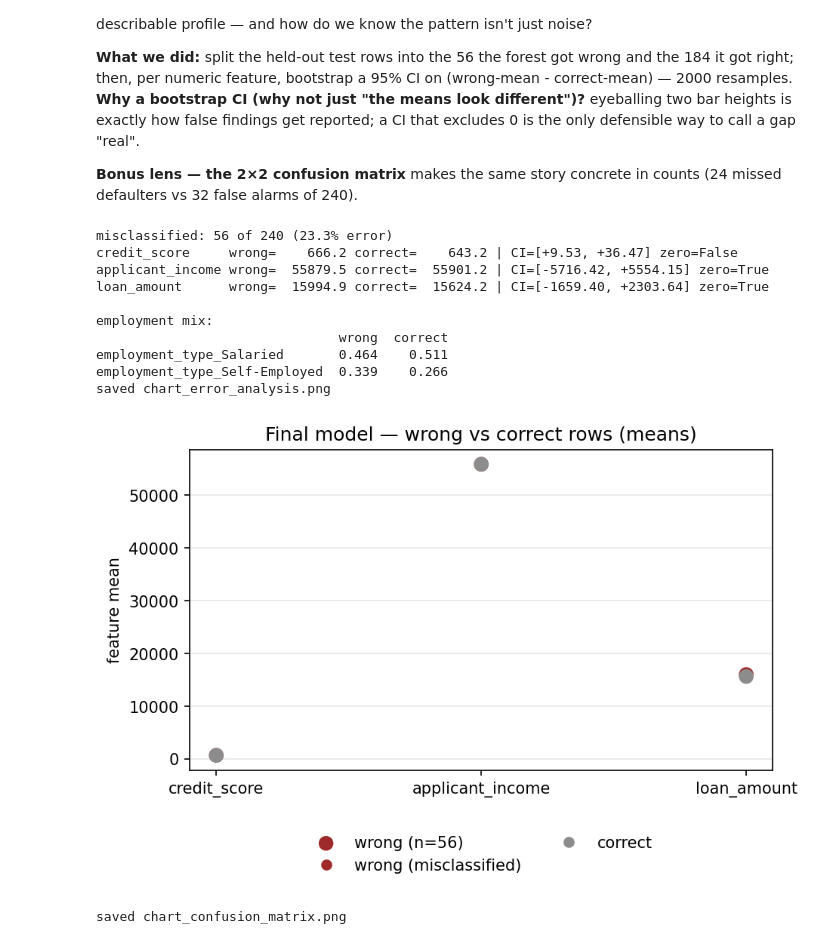
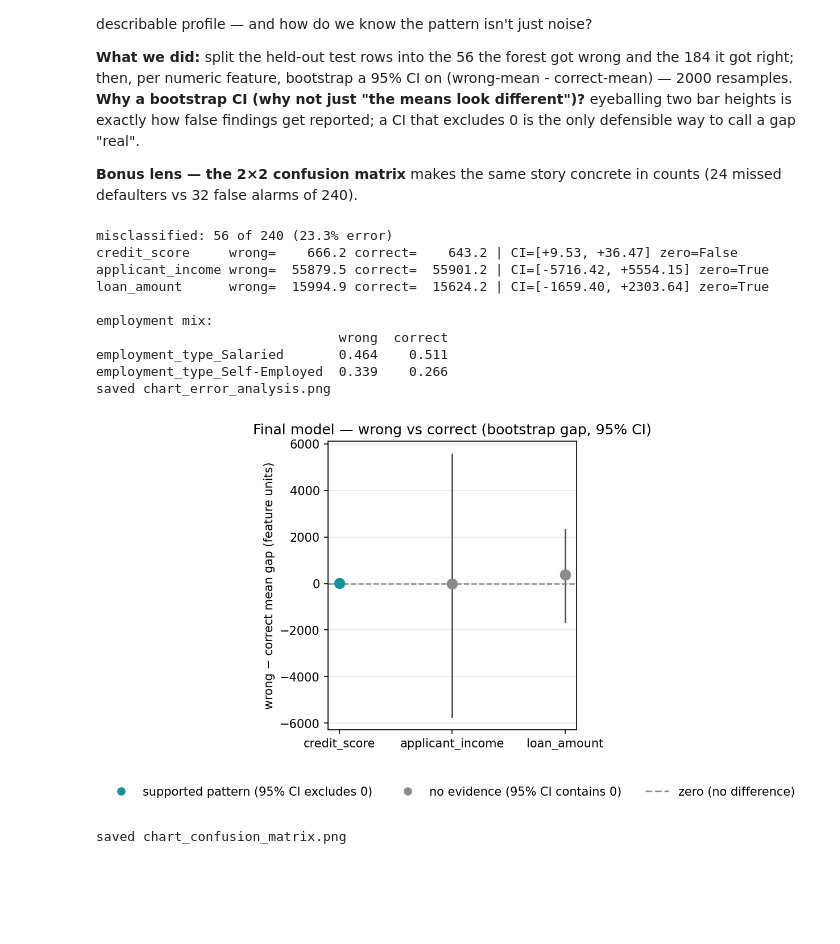
Before and after one commit to memoona-zahur/ML-Pipeline-Practical_Evaluation-Report_Defense, a Jupyter notebook: friday_pipeline.ipynb, the cells around one changed output. Saved outputs shown, nothing was run; the diff lists cells and outputs as text; code cells hidden in the pictures; blank space fills up the shorter version.

```diff
--- a/friday_pipeline.ipynb
+++ b/friday_pipeline.ipynb
@@ -633,44 +633,49 @@ for feat in ["credit_score", "applicant_income", "loan_amount"]:
              - cor[feat].sample(n=len(cor), replace=True, random_state=rng_ea).mean()
     lo, hi = np.percentile(d, [2.5, 97.5])
     rows.append((feat, mis[feat].mean(), cor[feat].mean(), lo, hi))
     print(f"{feat:<16} wrong={mis[feat].mean():9.1f} correct={cor[feat].mean():9.1f} | CI=[{lo:+.2f}, {hi:+.2f}] zero={lo <= 0 <= hi}")
 
 print()
 print("employment mix:")
 print(pd.DataFrame({
     "wrong":   mis[["employment_type_Salaried", "employment_type_Self-Employed"]].mean(),
     "correct": cor[["employment_type_Salaried", "employment_type_Self-Employed"]].mean(),
 }).round(3).to_string())
 
-# ---- bonus chart: error analysis with CIs ----
-fig, ax = plt.subplots(figsize=(6.4, 4.4), dpi=150)
+# ---- bonus chart: error analysis — bootstrap gap (wrong − correct) with 95% CI ----
+# scatter = the actual mean gap; whiskers = the bootstrap 95% CI of the same gap;
+# a CI that excludes 0 (teal) is a supported pattern; one that contains 0 (grey) is noise.
+fig, ax = plt.subplots(figsize=(6.4, 4.8), dpi=150)
 for i, (feat, mw, mc, lo, hi) in enumerate(rows):
-    ax.scatter([i, i], [mw, mc], color=["#9E2A2B", "#8C8C8C"], s=70, zorder=3,
-               label=(f"wrong (n={len(mis)})" if i == 0 else None))  # red = error rows, grey = correct
-    ax.vlines(i, mw, mc, color="#555555", lw=1)
+    ax.plot([i, i], [lo, hi], color="#555555", lw=1.4)
+    supported = lo > 0
+    ax.scatter(i, mw - mc, s=70, zorder=3,
+               color="#17919A" if supported else "#8C8C8C")
+ax.axhline(0, color="#8C8C8C", ls="--", lw=1.2)
+ax.plot([], [], "o", color="#17919A", label="supported pattern (95% CI excludes 0)")
+ax.plot([], [], "o", color="#8C8C8C", label="no evidence (95% CI contains 0)")
+ax.plot([], [], "--", color="#8C8C8C", label="zero (no difference)")
 ax.set_xticks(range(len(rows)))
 ax.set_xticklabels([r[0] for r in rows])
-ax.set_ylabel("feature mean")
-ax.set_title("Final model — wrong vs correct rows (means)")
-ax.plot([], [], "o", color="#9E2A2B", label="wrong (misclassified)")
-ax.plot([], [], "o", color="#8C8C8C", label="correct")
-ax.legend(loc="upper center", bbox_to_anchor=(0.5, -0.16), ncol=2, frameon=False)
+ax.set_ylabel("wrong − correct mean gap (feature units)")
+ax.set_title("Final model — wrong vs correct (bootstrap gap, 95% CI)")
+ax.legend(loc="upper center", bbox_to_anchor=(0.5, -0.16), ncol=3, frameon=False)
 ax.grid(axis="y", alpha=0.3)
 plt.tight_layout()
 save_chart(fig, "chart_error_analysis")
 plt.show()
 # %% [output]
 misclassified: 56 of 240 (23.3% error)
 credit_score     wrong=    666.2 correct=    643.2 | CI=[+9.53, +36.47] zero=False
 applicant_income wrong=  55879.5 correct=  55901.2 | CI=[-5716.42, +5554.15] zero=True
 loan_amount      wrong=  15994.9 correct=  15624.2 | CI=[-1659.40, +2303.64] zero=True
 
 employment mix:
                                wrong  correct
 employment_type_Salaried       0.464    0.511
 employment_type_Self-Employed  0.339    0.266
 saved chart_error_analysis.png
-[figure, old version]
+[figure, new version]
 # %%
 # ---- bonus chart: confusion matrix of the FINAL model ----
 # Why: complements the error-analysis finding (§11) with the raw 2x2 — the reader sees exactly
```
Also changed, not shown: parts of 18 cells of this notebook, 2 other files.
